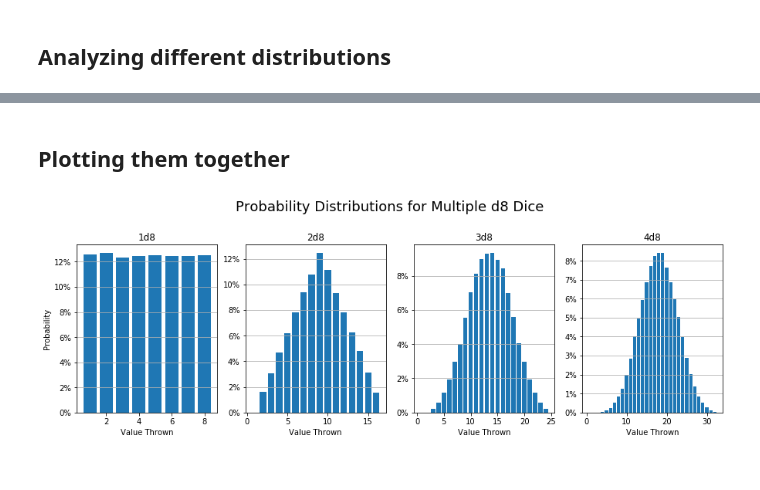
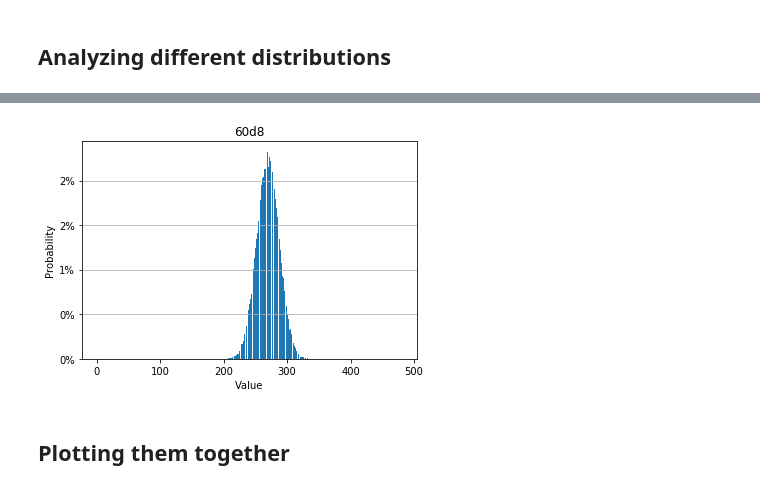
Before and after one commit to ZacButko/Probability-Playground, a Jupyter notebook: Dice Stats/Multiple dice rolls.ipynb, the cells around one changed output, grey strips where cells are left out. Saved outputs shown, nothing was run; the diff lists cells and outputs as text; code cells hidden in the pictures.

Commit message:
Polished dice rolls

```diff
--- a/Dice Stats/Multiple dice rolls.ipynb
+++ b/Dice Stats/Multiple dice rolls.ipynb
@@ -172,34 +172,35 @@ quick_dice_histo(100000, 6, 8)
+# %%
+# 60xd8
+quick_dice_histo(100000, 60, 8)
+# %% [output]
+[figure, added]
 # %% [markdown]
 ## Plotting them together
 # %%
-n_rolls = 100000
-n_sides = 8
+def plot_4_together(n_sides, n_rolls=100000):
+    fig, ax = plt.subplots(1, 4, figsize=(15, 4))
+    fig.suptitle("Probability Distributions for Multiple d"+str(n_sides)+" Dice", fontsize=18, y=1.08)
 
-fig, ax = plt.subplots(1, 4, figsize=(15, 4))
-fig.suptitle("Probability Distributions for Multiple d"+str(n_sides)+" Dice", fontsize=18, y=1.08)
+    prob_max = 0
+    for n_dice in range(1,5):
+        max_val = n_dice * n_sides
 
-prob_max = 0
-for n_dice in range(1,5):
-    max_val = n_dice * n_sides
+        # generate the dice rolls
+        samples = sum_throws(roll_dice(n_rolls, n_dice, n_sides))
+        # bucket rolls into histogram
+        histo, edges = np.histogram(samples, bins=np.arange(1,(max_val + 2)))
+        histo_nl = normalize_histo(histo)
 
-    # generate the dice rolls
-    samples = sum_throws(roll_dice(n_rolls, n_dice, n_sides))
-    # bucket rolls into histogram
-    histo, edges = np.histogram(samples, bins=np.arange(1,(max_val + 2)))
-    histo_nl = normalize_histo(histo)
-
-    # plot histogram
-    ax[n_dice-1].bar(edges[:max_val], histo_nl)
-    ax[n_dice-1].set_title(str(n_dice)+"d"+str(n_sides))
-    ax[n_dice-1].set_xlabel("Value Thrown")
-    #ax[n_dice-1].set_ylabel("Value Thrown")
-    if n_dice == 1:
-        ax[n_dice-1].set_ylabel("Probability")
-        prob_max = max(histo_nl)
-    ax[n_dice-1].yaxis.set_major_formatter(mticker.PercentFormatter(1,decimals=0))
-    ax[n_dice-1].yaxis.grid()
+        # plot histogram
+        ax[n_dice-1].bar(edges[:max_val], histo_nl)
+        ax[n_dice-1].set_title(str(n_dice)+"d"+str(n_sides))
+        ax[n_dice-1].set_xlabel("Value Thrown")
+        #ax[n_dice-1].set_ylabel("Value Thrown")
+        if n_dice == 1:
+            ax[n_dice-1].set_ylabel("Probability")
+            prob_max = max(histo_nl)
+        ax[n_dice-1].yaxis.set_major_formatter(mticker.PercentFormatter(1,decimals=0))
+        ax[n_dice-1].yaxis.grid()
 
 
-plt.show()
+    plt.show()
-# %% [output]
-[figure, removed]
```
Also changed, not shown: parts of 16 cells of this notebook.
